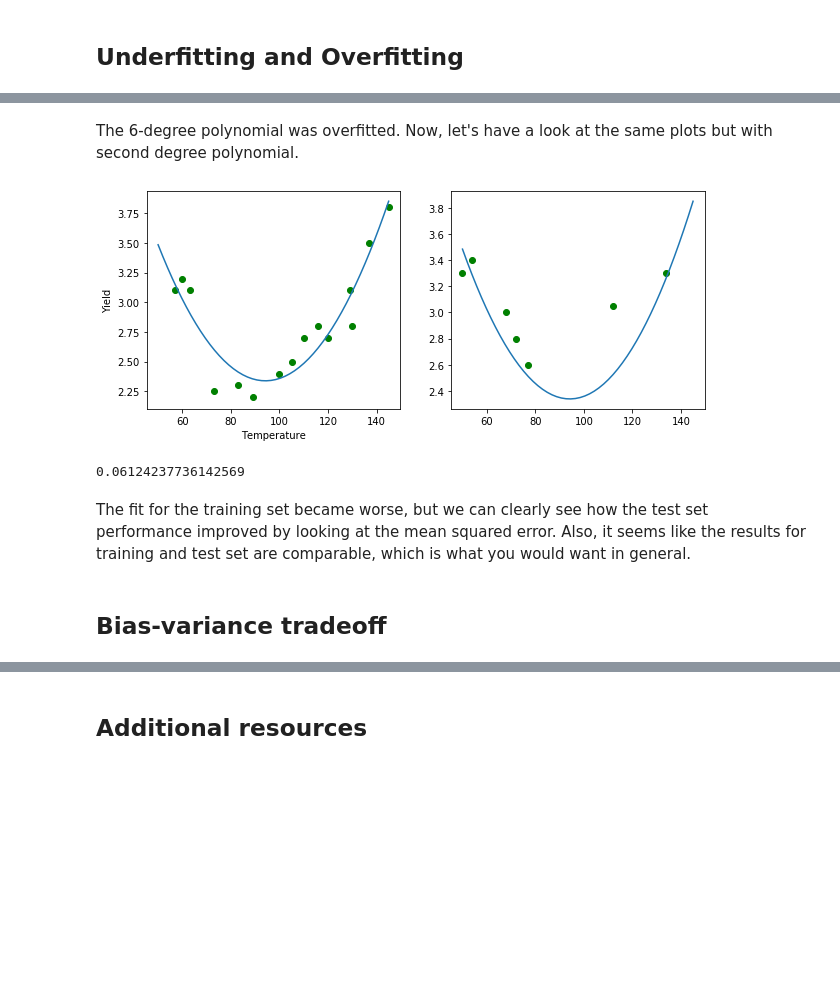
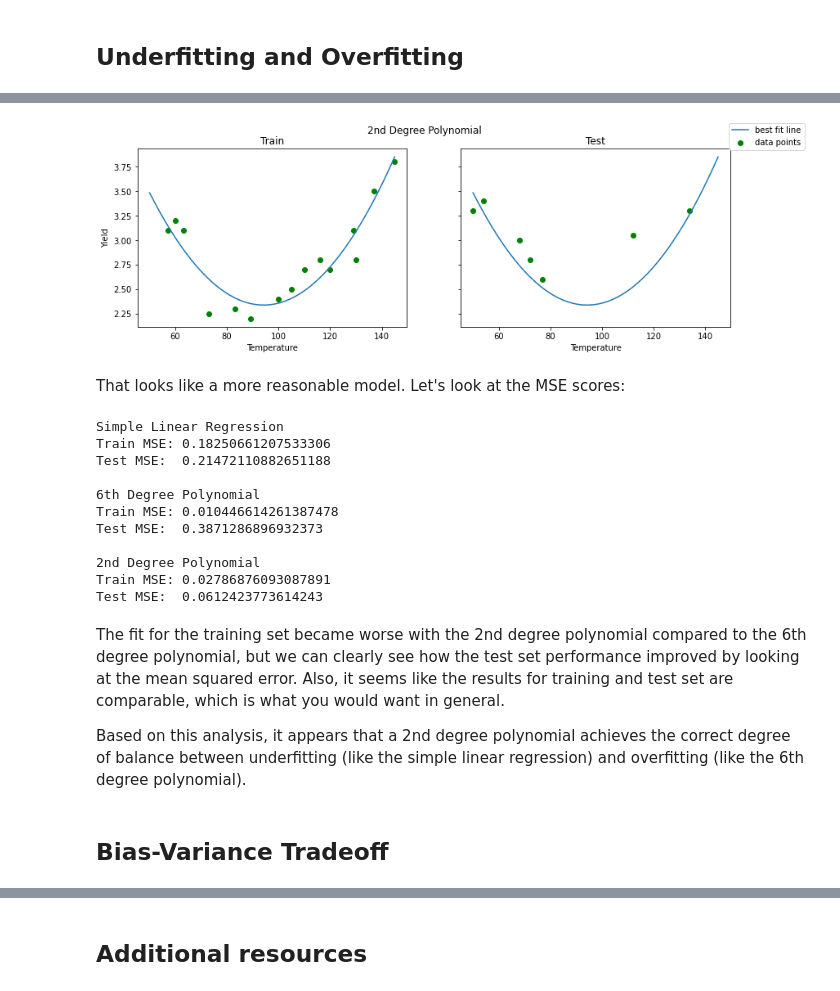
Before and after one commit to learn-co-curriculum/dsc-bias-variance-trade-off, a Jupyter notebook: index.ipynb, the cells around one changed output, grey strips where cells are left out. Cells and saved outputs as stored; diff of their text form; code cells hidden in the pictures; blank space fills up the shorter version.

```diff
--- a/index.ipynb
+++ b/index.ipynb
@@ -117,7 +147,4 @@ The simple linear regression model fitted earlier was an underfit model.
-# %% [markdown]
-The 6-degree polynomial was overfitted. Now, let's have a look at the same plots but with second degree polynomial.
 # %%
 # 2nd degree polynomial
-poly = PolynomialFeatures(2)
-X_fin = poly.fit_transform(X_train.values.reshape(-1, 1))
-reg_poly = LinearRegression().fit(X_fin, y_train)
+poly_2 = PolynomialFeatures(2)
+reg_poly_2 = LinearRegression().fit(poly_2.fit_transform(X_train), y_train)
@@ -127,27 +151,55 @@ y_poly_pred = reg_poly.predict(X_linspace_fin)
-# %%
-# Plot 2nd degree polynomial fit
-plt.figure(figsize=(10, 4))
-plt.subplot(1, 2, 1)
-plt.scatter(X_train, y_train, color='green')
-plt.plot(X_linspace, y_poly_pred)
-plt.xlabel('Temperature')
-plt.ylabel('Yield')
-
-plt.subplot(1, 2, 2)
-plt.scatter(X_test, y_test, color='green')
-plt.plot(X_linspace, y_poly_pred);
-# %% [output]
-[figure, removed]
-# %%
-X_fin_test = poly.fit_transform(X_test.values.reshape(-1, 1))
-y_pred = reg_poly.predict(X_fin_test)
-mean_squared_error(y_test, y_pred)
-# %% [output]
-0.06124237736142569
+# %%
+fig, axes = plt.subplots(ncols=2, figsize=(13,4), sharey=True)
+
+axes[0].scatter(X_train, y_train, color='green', label="data points")
+axes[0].plot(X_linspace, reg_poly_2.predict(poly_2.transform(X_linspace)), label="best fit line")
+axes[0].set_xlabel('Temperature')
+axes[0].set_ylabel('Yield')
+axes[0].set_title('Train')
+
+axes[1].scatter(X_test, y_test, color='green')
+axes[1].plot(X_linspace, reg_poly_2.predict(poly_2.transform(X_linspace)))
+axes[1].set_xlabel('Temperature')
+axes[1].set_title('Test')
+
+fig.legend()
+fig.suptitle('2nd Degree Polynomial');
+# %% [output]
+[figure, added]
+# %% [markdown]
+That looks like a more reasonable model. Let's look at the MSE scores:
+# %%
+print(f"""
+Simple Linear Regression
+Train MSE: {mean_squared_error(y_train, reg.predict(X_train))}
+Test MSE:  {mean_squared_error(y_test, reg.predict(X_test))}
+
+6th Degree Polynomial
+Train MSE: {mean_squared_error(y_train, reg_poly.predict(poly.transform(X_train)))}
+Test MSE:  {mean_squared_error(y_test, reg_poly.predict(poly.transform(X_test)))}
+
+2nd Degree Polynomial
+Train MSE: {mean_squared_error(y_train, reg_poly_2.predict(poly_2.transform(X_train)))}
+Test MSE:  {mean_squared_error(y_test, reg_poly_2.predict(poly_2.transform(X_test)))}
+""")
+# %% [output]
+Simple Linear Regression
+Train MSE: 0.18250661207533306
+Test MSE:  0.21472110882651188
+
+6th Degree Polynomial
+Train MSE: 0.010446614261387478
+Test MSE:  0.3871286896932373
+
+2nd Degree Polynomial
+Train MSE: 0.02786876093087891
+Test MSE:  0.0612423773614243
 # %% [markdown]
-The fit for the training set became worse, but we can clearly see how the test set performance improved by looking at the mean squared error. Also, it seems like the results for training and test set are comparable, which is what you would want in general.
+The fit for the training set became worse with the 2nd degree polynomial compared to the 6th degree polynomial, but we can clearly see how the test set performance improved by looking at the mean squared error. Also, it seems like the results for training and test set are comparable, which is what you would want in general.
+
+Based on this analysis, it appears that a 2nd degree polynomial achieves the correct degree of balance between underfitting (like the simple linear regression) and overfitting (like the 6th degree polynomial).
 # %% [markdown]
-## Bias-variance tradeoff
+## Bias-Variance Tradeoff
 # %% [markdown]
 Another perspective on this problem of overfitting versus underfitting is the bias-variance tradeoff. The idea is that We can decompose the mean squared error as the sum of:
 
```
Also changed, not shown: parts of 25 cells of this notebook, 9 other files.
